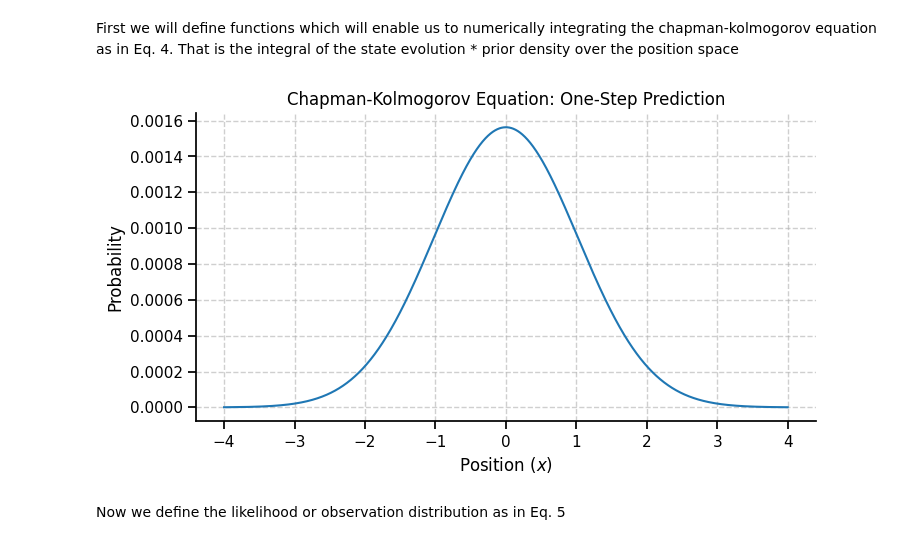
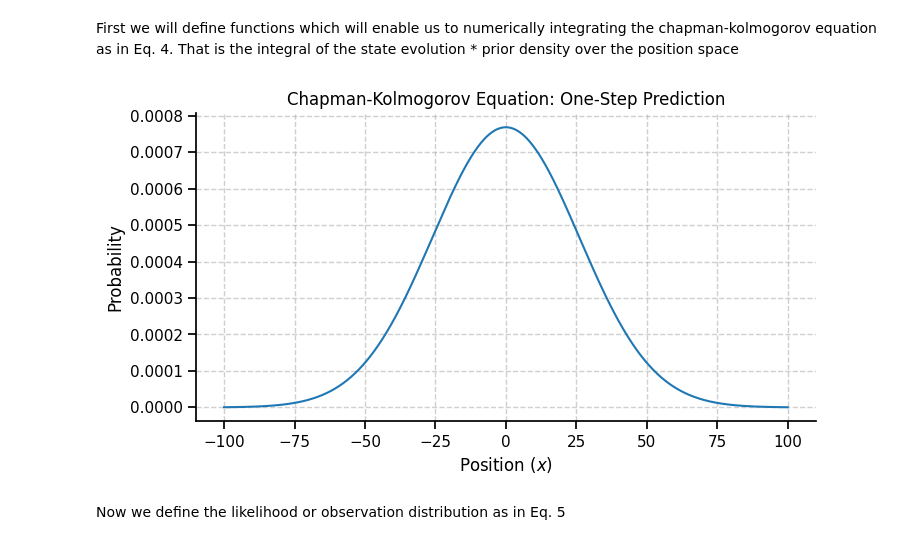
Before and after one commit to Sid-Rafilson-1617/Clusterless-Decoding, a Jupyter notebook: SimulatedData.ipynb, the cells around one changed output. Drawn from its saved outputs; the diff is of its cells as text; code cells hidden in the pictures.

```diff
--- a/SimulatedData.ipynb
+++ b/SimulatedData.ipynb
@@ -15,7 +20,8 @@ sns.set_context('notebook')
 # %%
+# generate a random walk
 alpha = 0.98
 sigma = 0.05
-n_timesteps = 1000
+n_timesteps = 5000
 x = np.zeros(n_timesteps)
 for k in range(n_timesteps - 1):
     x[k + 1] = np.random.normal(alpha * x[k], np.sqrt(sigma))
@@ -31,0 +36,15 @@ plt.show()
+# %%
+# generating sinusoidal position data
+n_timesteps = 2000
+x = np.zeros(n_timesteps)
+for k in range(n_timesteps - 1):
+    x[k + 1] = 100 * np.sin(k / 100) + np.random.normal(0, 5)
+
+plt.figure(figsize=(20, 4))
+
+sns.lineplot(x)
+plt.xlabel('Time (ms)')
+plt.ylabel('Position $(x)$')
+plt.title('Simulated Linear Position')
+sns.despine()
+plt.show()
@@ -219,46 +250,52 @@ plt.show()
 First we will define functions which will enable us to numerically integrating the chapman-kolmogorov equation as in Eq. 4. That is the integral of the state evolution * prior density over the position space
 # %%
 # discretizing the position
-x_min, x_max = -4, 4
-N = 2000
+x_min, x_max = -100, 100
+N = 4000
 dx = (x_max - x_min) / N
 x_range = np.linspace(x_min, x_max, N)
 
 
-# Defining the state evolution model
-def state_evolution(x_new, x_old, alpha, sigma):
+# Defining the state evolution model as a Gaussian distribution
+def state_evolution(x_new, x_old, alpha, sigma, type = 'gaussian'):
     '''getting the probability of transitioning from x_k_minus_1 to x_k'''
-    return  (np.exp(-((x_new - alpha * x_old)**2) / (2 * sigma**2))) / np.sqrt(2 * np.pi * sigma**2)
+    if type == 'gaussian':
+        return  (np.exp(-((x_new - alpha * x_old)**2) / (2 * sigma**2))) / np.sqrt(2 * np.pi * sigma**2)
+    else:
+        raise ValueError('Unknown state evolution model type')
 
 
 # Defining the initial prior density of x for the first time step.
 def initial_prior_density(x, mu, sigma):
     '''getting the prior density of x. Used for intializing the forward filtering algorithm. Here we use a Gaussian distribution'''
     prior = np.exp(-((x - mu)**2) / (2 * sigma**2)) / np.sqrt(2 * np.pi * sigma**2)
     prior /= np.sum(prior)
     return prior
 
 def chapman_kolmogorov(x_range, alpha, sigma, prior):
     '''Implementing the Chapman-Kolmogorov equation for the state evolution model'''
     x_new, x_old = np.meshgrid(x_range, x_range)
-    transition = np.exp(-((x_new - alpha * x_old)**2) / (2 * sigma**2)) / np.sqrt(2 * np.pi * sigma**2)
+    transition = state_evolution(x_new, x_old, alpha, sigma)
     probabilities = np.dot(transition, prior) * dx
-    probabilities /= np.sum(probabilities)
     return probabilities
 
+# estimating alpha and sigma using moment matching
+alpha_hat = np.sum(x[1:] * x[:-1]) / np.sum(x[:-1]**2)
+sigma_hat = np.sqrt(np.mean((x[1:] - alpha_hat * x[:-1])**2))
+
 # testing the Chapman-Kolmogorov equation
-prior = initial_prior_density(x_range, 0,1)
-probabilities = chapman_kolmogorov(x_range, alpha, sigma, prior)
+prior = initial_prior_density(x_range, 0,25)
+probabilities = chapman_kolmogorov(x_range, alpha_hat, sigma_hat, prior)
 plt.figure(figsize=(8, 4))
 sns.lineplot(x=x_range, y=probabilities)
 plt.grid(True, linestyle='--', alpha=0.6)
 plt.xlabel('Position $(x)$')
 plt.ylabel('Probability')
 plt.title('Chapman-Kolmogorov Equation: One-Step Prediction')
 sns.despine()
 plt.show()
 # %% [output]
-[figure, old version]
+[figure, new version]
 # %% [markdown]
 Now we define the likelihood or observation distribution as in Eq. 5
 # %%
```
Also changed, not shown: parts of 20 cells of this notebook.
